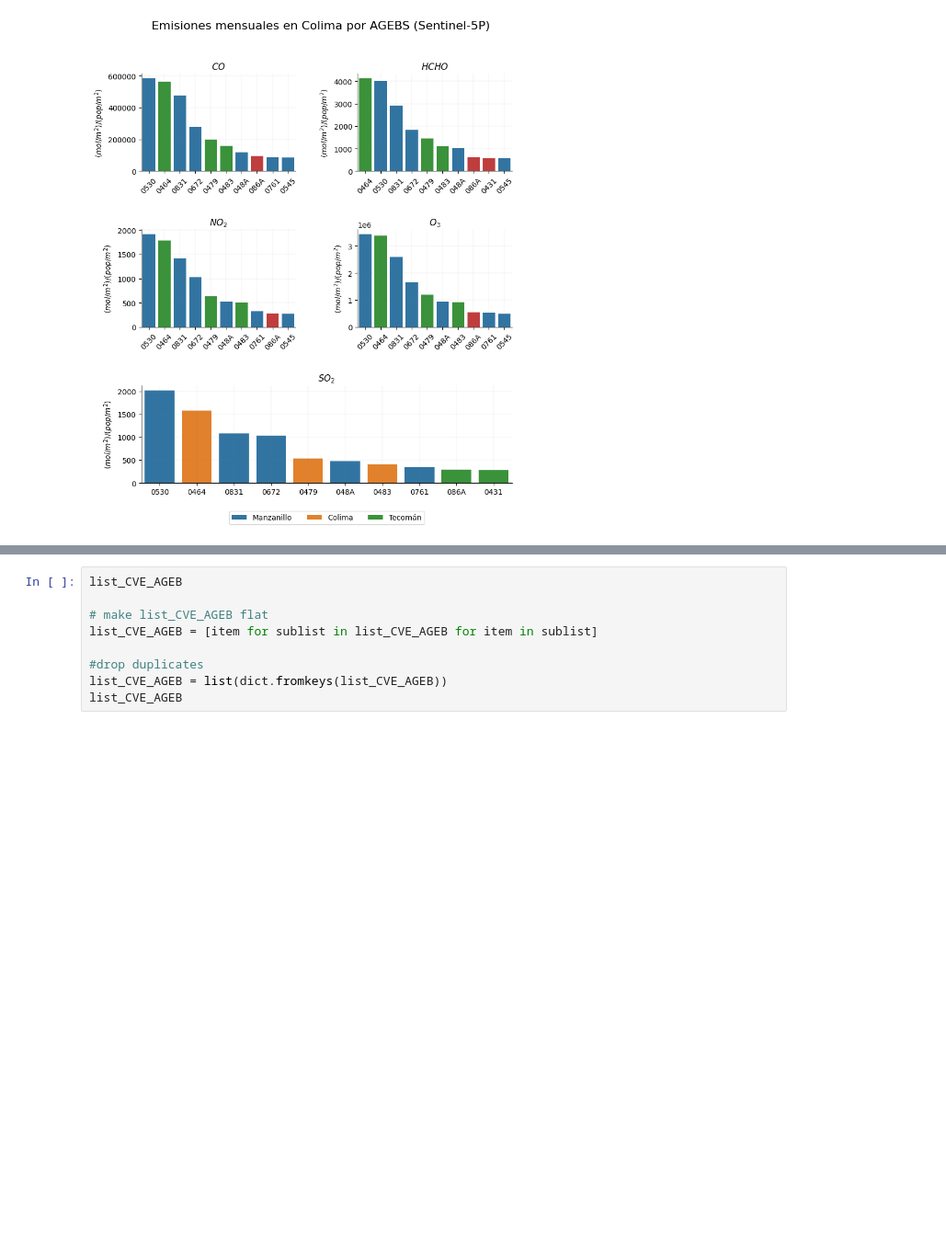
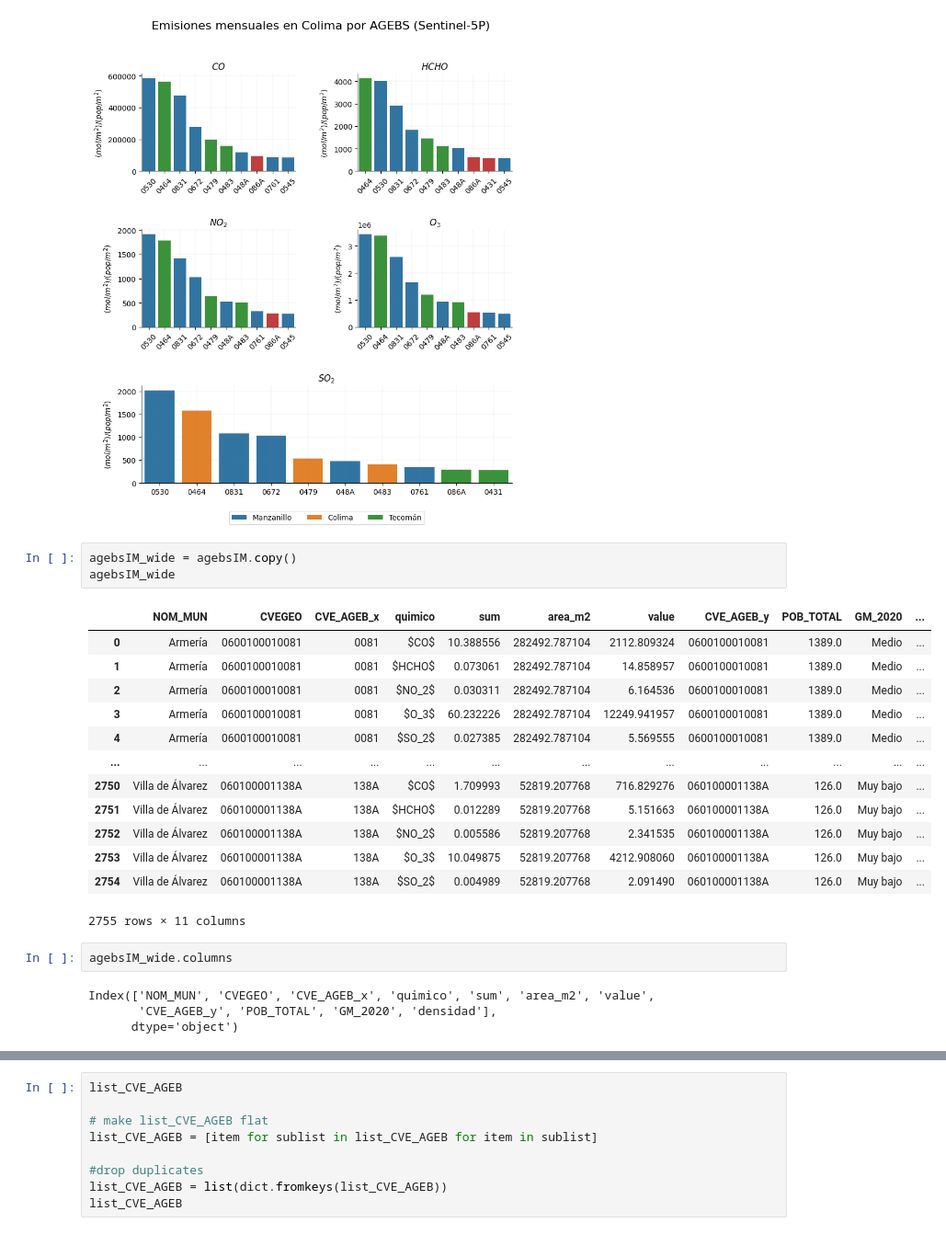
Before and after one commit to pcorner10/pronaces_analisis, a Jupyter notebook: datosNacionalesSentinel.ipynb, the cells around one changed output, grey strips where cells are left out. Shown at 92% size. Cells and saved outputs as stored; diff of their text form; blank space fills up the shorter version.

```diff
--- a/datosNacionalesSentinel.ipynb
+++ b/datosNacionalesSentinel.ipynb
@@ -793,3 +793,26 @@ plt.savefig("img/sentinel/barplot_agebs_sentinel.png", dpi=300)
 plt.show()
 # %% [output]
 [figure]
+# %%
+agebsIM_wide = agebsIM.copy()
+agebsIM_wide
+# %% [output]
+|  | NOM_MUN | CVEGEO | CVE_AGEB_x | quimico | sum | area_m2 | value | CVE_AGEB_y | POB_TOTAL | GM_2020 | ... |
+| 0 | Armería | 0600100010081 | 0081 | $CO$ | 10.388556 | 282492.787104 | 2112.809324 | 0600100010081 | 1389.0 | Medio | ... |
+| 1 | Armería | 0600100010081 | 0081 | $HCHO$ | 0.073061 | 282492.787104 | 14.858957 | 0600100010081 | 1389.0 | Medio | ... |
+| 2 | Armería | 0600100010081 | 0081 | $NO_2$ | 0.030311 | 282492.787104 | 6.164536 | 0600100010081 | 1389.0 | Medio | ... |
+| 3 | Armería | 0600100010081 | 0081 | $O_3$ | 60.232226 | 282492.787104 | 12249.941957 | 0600100010081 | 1389.0 | Medio | ... |
+| 4 | Armería | 0600100010081 | 0081 | $SO_2$ | 0.027385 | 282492.787104 | 5.569555 | 0600100010081 | 1389.0 | Medio | ... |
+| ... | ... | ... | ... | ... | ... | ... | ... | ... | ... | ... | ... |
+| 2750 | Villa de Álvarez | 060100001138A | 138A | $CO$ | 1.709993 | 52819.207768 | 716.829276 | 060100001138A | 126.0 | Muy bajo | ... |
+| 2751 | Villa de Álvarez | 060100001138A | 138A | $HCHO$ | 0.012289 | 52819.207768 | 5.151663 | 060100001138A | 126.0 | Muy bajo | ... |
+| 2752 | Villa de Álvarez | 060100001138A | 138A | $NO_2$ | 0.005586 | 52819.207768 | 2.341535 | 060100001138A | 126.0 | Muy bajo | ... |
+| 2753 | Villa de Álvarez | 060100001138A | 138A | $O_3$ | 10.049875 | 52819.207768 | 4212.908060 | 060100001138A | 126.0 | Muy bajo | ... |
+| 2754 | Villa de Álvarez | 060100001138A | 138A | $SO_2$ | 0.004989 | 52819.207768 | 2.091490 | 060100001138A | 126.0 | Muy bajo | ... |
+2755 rows × 11 columns
+# %%
+agebsIM_wide.columns
+# %% [output]
+Index(['NOM_MUN', 'CVEGEO', 'CVE_AGEB_x', 'quimico', 'sum', 'area_m2', 'value',
+       'CVE_AGEB_y', 'POB_TOTAL', 'GM_2020', 'densidad'],
+      dtype='object')
```
Also changed, not shown: parts of 3 cells of this notebook, 38 other files.
